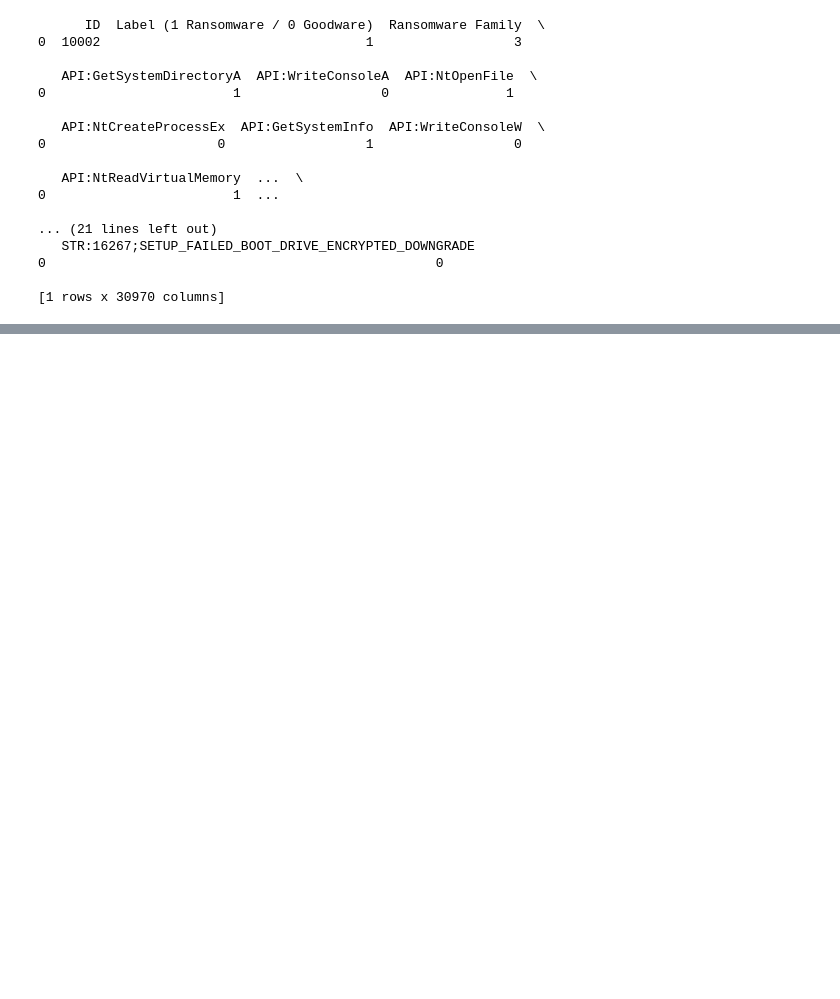
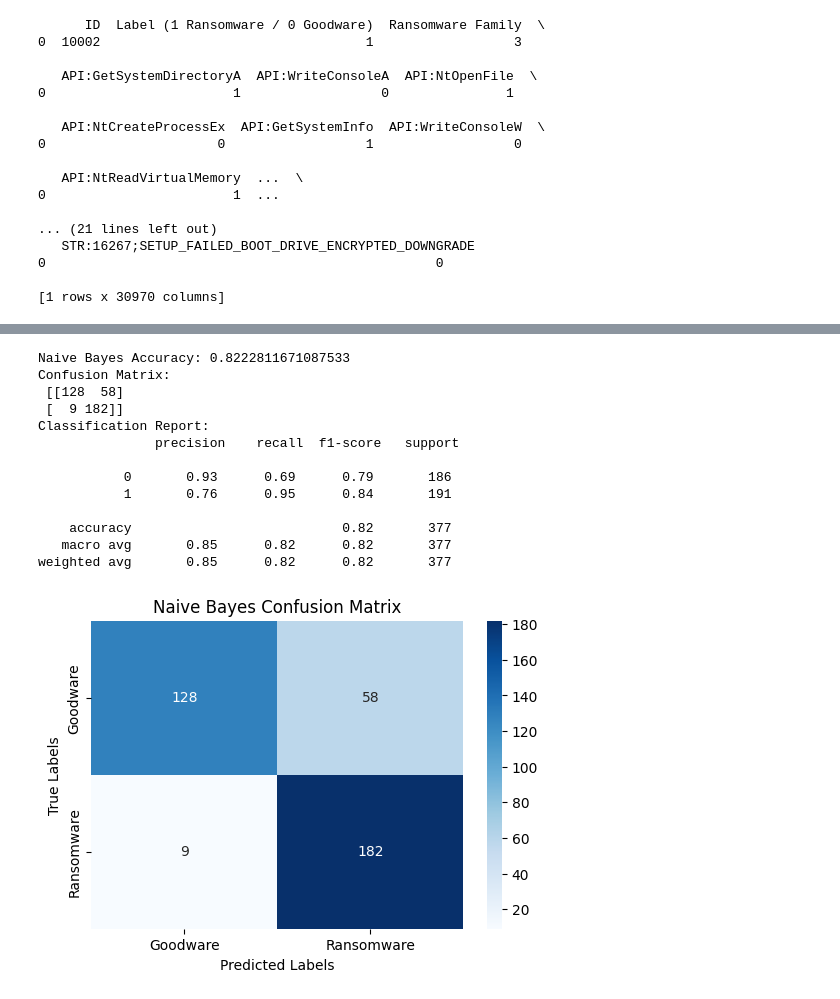
Before and after one commit to tspython/Ransomware-Detection-XG, a Jupyter notebook: Ransomware_Detection.ipynb, the cells around one changed output, grey strips where cells are left out. Drawn from its saved outputs; the diff is of its cells as text; code cells hidden in the pictures; blank space fills up the shorter version.

```diff
--- a/Ransomware_Detection.ipynb
+++ b/Ransomware_Detection.ipynb
@@ -273,0 +262,44 @@ plt.show()
+# %%
+# Naive Bayes
+from sklearn.naive_bayes import GaussianNB
+from sklearn.metrics import accuracy_score, confusion_matrix, classification_report
+import seaborn as sns
+
+# Create and fit Naive Bayes classifier
+naive_bayes_classifier = GaussianNB()
+naive_bayes_classifier.fit(x_train_encoded, y_train)
+
+# Predictions and evaluation
+y_pred_nb = naive_bayes_classifier.predict(x_test_encoded)
+
+accuracy_nb = accuracy_score(y_test, y_pred_nb)
+conf_matrix_nb = confusion_matrix(y_test, y_pred_nb)
+class_report_nb = classification_report(y_test, y_pred_nb)
+
+# Print accuracy, confusion matrix, and classification report
+print("Naive Bayes Accuracy:", accuracy_nb)
+print("Confusion Matrix:\n", conf_matrix_nb)
+print("Classification Report:\n", class_report_nb)
+
+# Visualize the confusion matrix using a heatmap
+plt.figure(figsize=(6, 4))
+sns.heatmap(conf_matrix_nb, annot=True, cmap="Blues", fmt="d", xticklabels=['Goodware', 'Ransomware'], yticklabels=['Goodware', 'Ransomware'])
+plt.title("Naive Bayes Confusion Matrix")
+plt.xlabel("Predicted Labels")
+plt.ylabel("True Labels")
+plt.show()
+# %% [output]
+Naive Bayes Accuracy: 0.8222811671087533
+Confusion Matrix:
+ [[128  58]
+ [  9 182]]
+Classification Report:
+               precision    recall  f1-score   support
+
+           0       0.93      0.69      0.79       186
+           1       0.76      0.95      0.84       191
+
+    accuracy                           0.82       377
+   macro avg       0.85      0.82      0.82       377
+weighted avg       0.85      0.82      0.82       377
+[figure, added]
```
Also changed, not shown: parts of 11 cells of this notebook.
